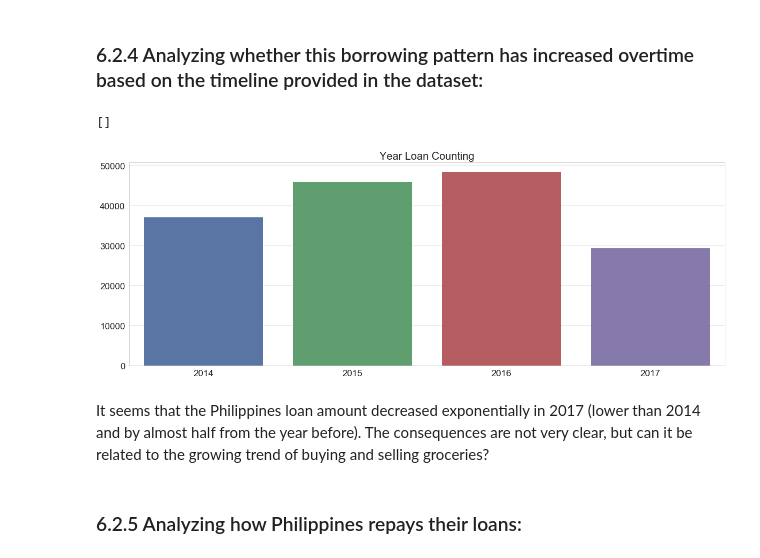
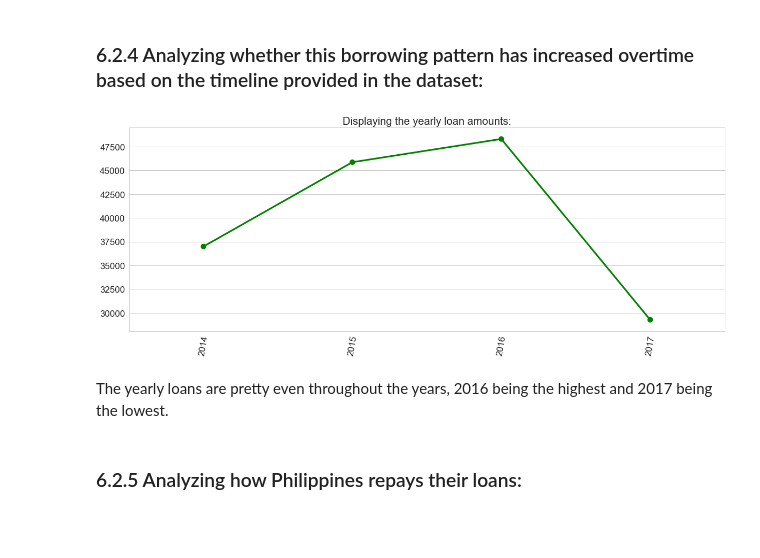
Before and after one commit to CJL89/Kiva-Crowdfunding, a Jupyter notebook: Kiva Crowdfunding.ipynb, the cells around one changed output. Cells and saved outputs as stored; diff of their text form; code cells hidden in the pictures; blank space fills up the shorter version.

```diff
--- a/Kiva Crowdfunding.ipynb
+++ b/Kiva Crowdfunding.ipynb
@@ -766,0 +767,13 @@ Surprinsigly, in the case of the Philippines; Kiva decided to invest more in ret
+# %%
+philippines['funded_amount_log'] = np.log(philippines['funded_amount'])
+philippines['funded_amount_log']
+
+plt.figure(figsize=(20, 7))
+
+sns.set_style('whitegrid')
+boxplot = sns.boxplot(x='sector', y='funded_amount_log', data=philippines)
+boxplot.set(xlabel='', ylabel='')
+plt.title("Philippines' how well sectors got funded:", fontsize=20)
+plt.xticks(rotation=60, fontsize=17)
+plt.yticks(fontsize=17)
+plt.show()
@@ -813,29 +815,21 @@ It also makes me believe that this borrowing pattern could be inflating the Phil
 My questions then will be, if there is a way to find if the borrowers are selling these products at a higher price? Since the resell of products could lead to inflation of prices on basic foods, this can prevent for the unfortunate person to not be able to afford these inflated prices.
 # %% [markdown]
 ### <a id='philippinestimeline'>6.2.4 Analyzing whether this borrowing pattern has increased overtime based on the timeline provided in the dataset:</a>
-# %%
-# Changing the date column to to_datetime:
-
-philippines['date'] = pd.to_datetime(philippines['date'])
-philippines['year'] = pd.DataFrame(philippines['date'].dt.year)
-philippines['month'] = pd.DataFrame(philippines['date'].dt.month)
-philippines['day'] = pd.DataFrame(philippines['date'].dt.day)
 # %%
-# Displaying the year by year loan amounts:
+philippines_amount_loan = philippines.groupby('year').count().sort_values(by='loan_amount', ascending=False)
+philippines_amount_loan.reset_index(inplace=True)
 
 plt.figure(figsize=(20, 7))
 
-sns.set_style("whitegrid")
-countplot = sns.countplot(x=philippines['year'], data=philippines)
-countplot.set(xlabel='', ylabel='')
-plt.title("Year Loan Counting", fontsize=20)
-plt.xticks(fontsize=17)
+barplot = sns.pointplot(x=philippines_amount_loan['year'], y=philippines_amount_loan['loan_amount'], color='g')
+barplot.set(xlabel='', ylabel='')
+plt.title('Displaying the yearly loan amounts:', fontsize=20)
+plt.xticks(rotation=80, fontsize=17)
 plt.yticks(fontsize=17)
-plt.plot()
+plt.show()
 # %% [output]
-[]
-[figure, old version]
+[figure, new version]
-# %% [markdown]
-It seems that the Philippines loan amount decreased exponentially in 2017 (lower than 2014 and by almost half from the year before). The consequences are not very clear, but can it be related to the growing trend of buying and selling groceries?
+# %% [markdown]
+The yearly loans are pretty even throughout the years, 2016 being the highest and 2017 being the lowest.
 # %% [markdown]
 ### <a id='#philippinesrepayment'>6.2.5 Analyzing how Philippines repays their loans:</a>
```
Also changed, not shown: parts of 28 cells of this notebook.
